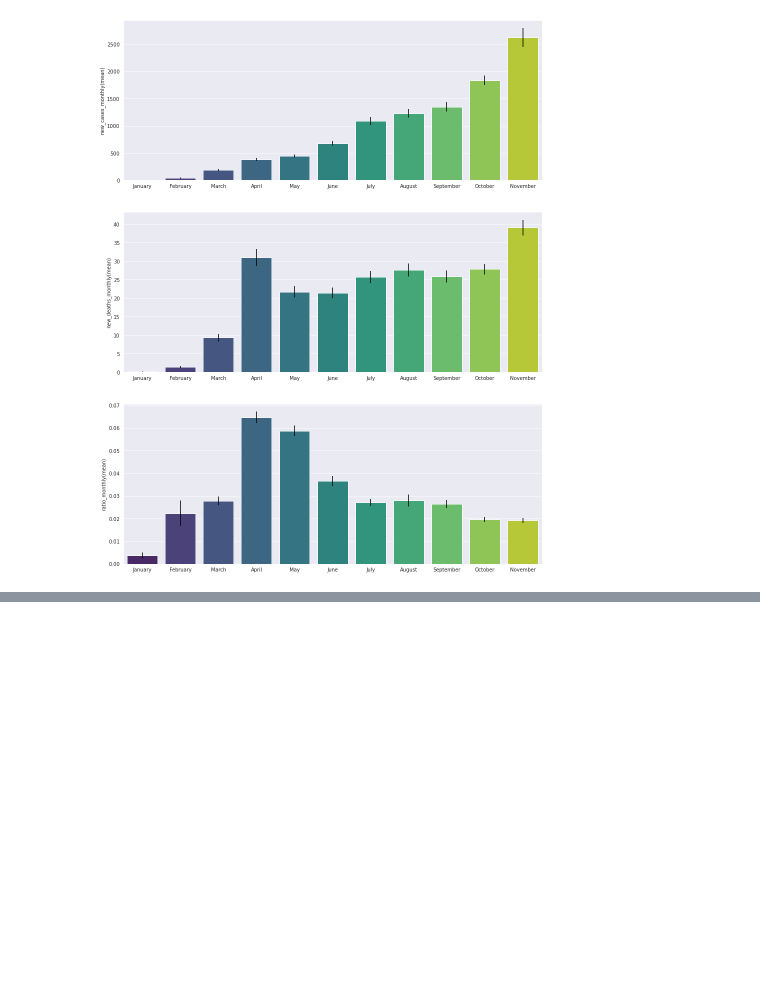
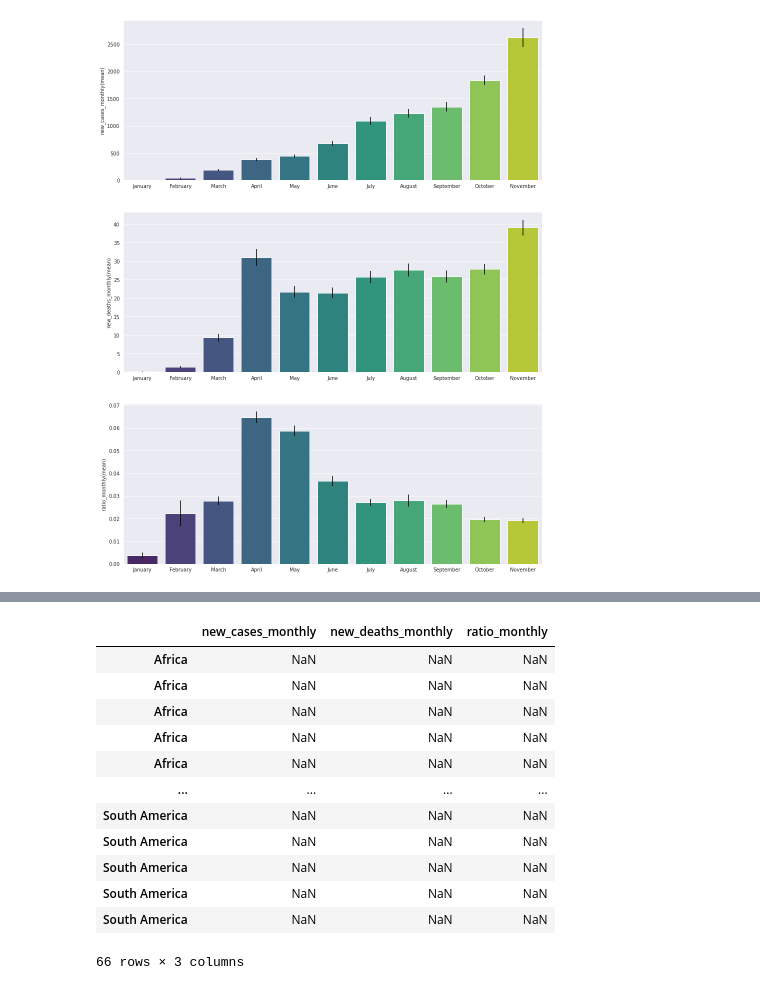
Before and after one commit to lkostakis/data-mining-covid19, a Jupyter notebook: ask4.ipynb, the cells around one changed output, grey strips where cells are left out. Cells and saved outputs as stored; diff of their text form; code cells hidden in the pictures; blank space fills up the shorter version.

```diff
--- a/ask4.ipynb
+++ b/ask4.ipynb
@@ -436,0 +459,20 @@ data.to_csv(r'/home/left/Desktop/dwadwa.csv')
+# %%
+fields = ['new_cases_monthly', 'new_deaths_monthly', 'ratio_monthly']
+test = pd.DataFrame(index = continents*11, columns = fields )
+test = test.sort_index()
+# %%
+test
+# %% [output]
+|  | new_cases_monthly | new_deaths_monthly | ratio_monthly |
+| Africa | NaN | NaN | NaN |
+| Africa | NaN | NaN | NaN |
+| Africa | NaN | NaN | NaN |
+| Africa | NaN | NaN | NaN |
+| Africa | NaN | NaN | NaN |
+| ... | ... | ... | ... |
+| South America | NaN | NaN | NaN |
+| South America | NaN | NaN | NaN |
+| South America | NaN | NaN | NaN |
+| South America | NaN | NaN | NaN |
+| South America | NaN | NaN | NaN |
+66 rows × 3 columns
```
Also changed, not shown: parts of 5 cells of this notebook.
